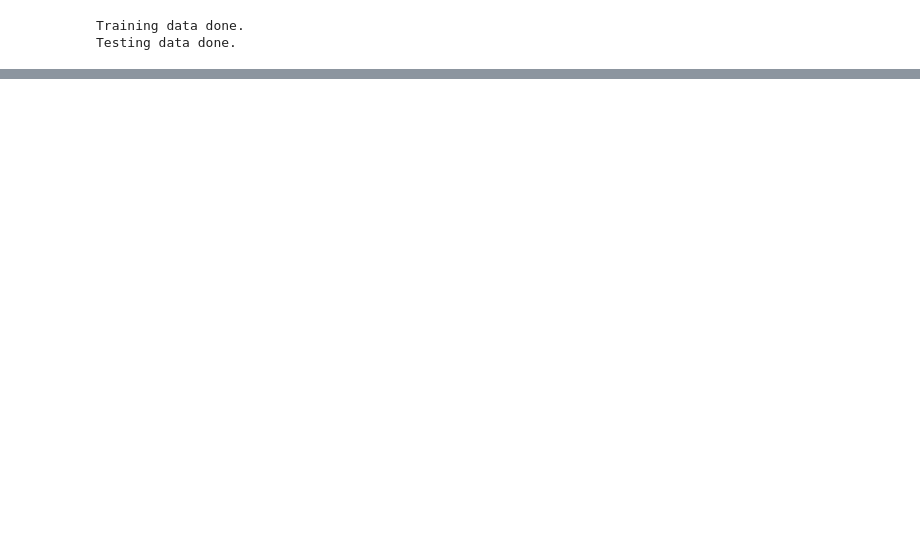
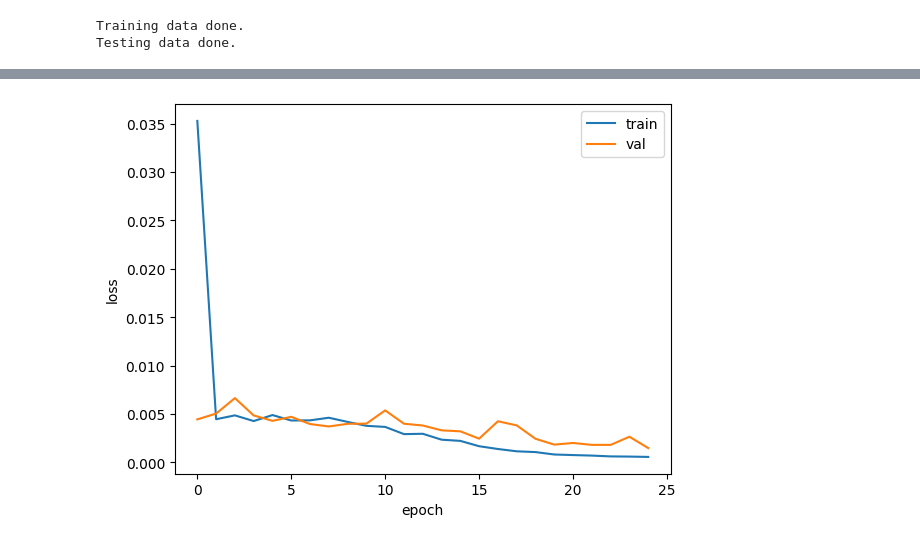
Before and after one commit to Ray-1026/Lab-training, a Jupyter notebook: CS194-26/Facial-keypoint-detection-with-neural-networks/main.ipynb, the cells around one changed output, grey strips where cells are left out. Cells and saved outputs as stored; diff of their text form; code cells hidden in the pictures; blank space fills up the shorter version.

```diff
--- a/CS194-26/Facial-keypoint-detection-with-neural-networks/main.ipynb
+++ b/CS194-26/Facial-keypoint-detection-with-neural-networks/main.ipynb
@@ -218,0 +373,9 @@ Worst five
+# %%
+# CNN
+model_2 = Net_2().to(device)
+print(model_2)
+
+# optimizer
+optimizer = optim.Adam(model_2.parameters(), lr=learning_rate)
+loss_func = nn.MSELoss().cuda()
+input_shape = (-1, 1, 120, 160)
@@ -218,0 +392,2 @@ Worst five
+# %%
+train_loss, val_loss = fit_model(model_2, loss_func, optimizer, input_shape, epochs, train_loader, test_loader)
@@ -218,0 +412,4 @@ Worst five
+# %%
+plot_loss(train_loss, val_loss, epochs)
+# %% [output]
+[figure, added]
```
Also changed, not shown: parts of 24 cells of this notebook, 1 other file.
